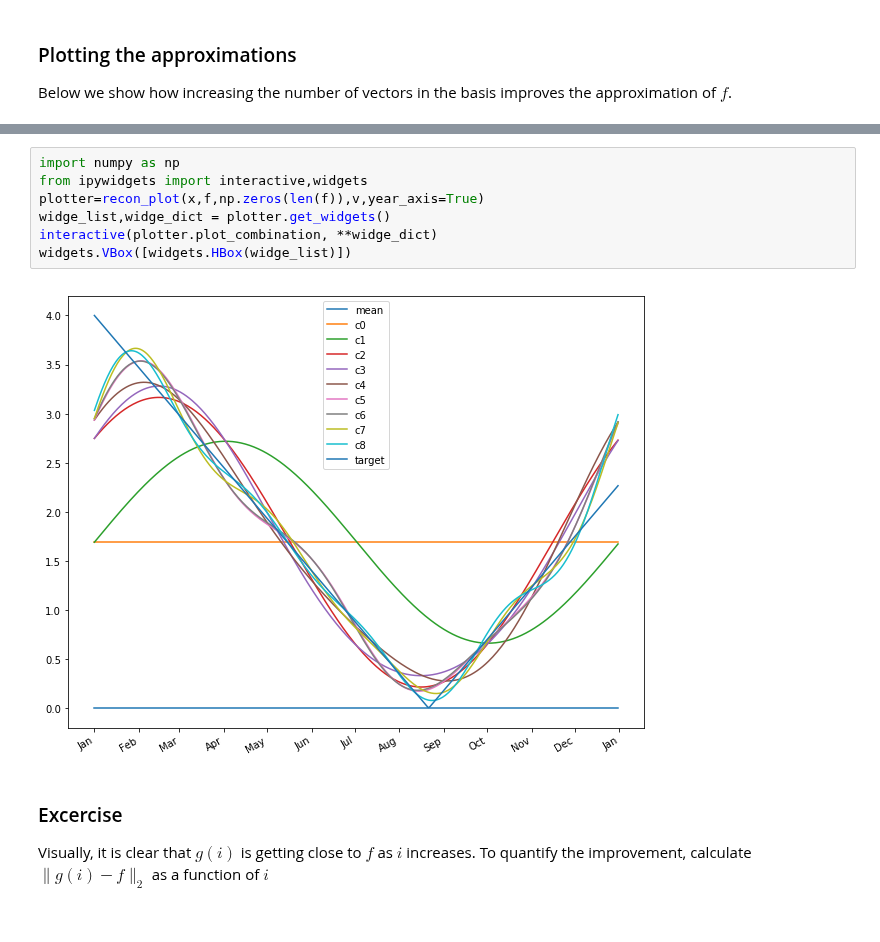
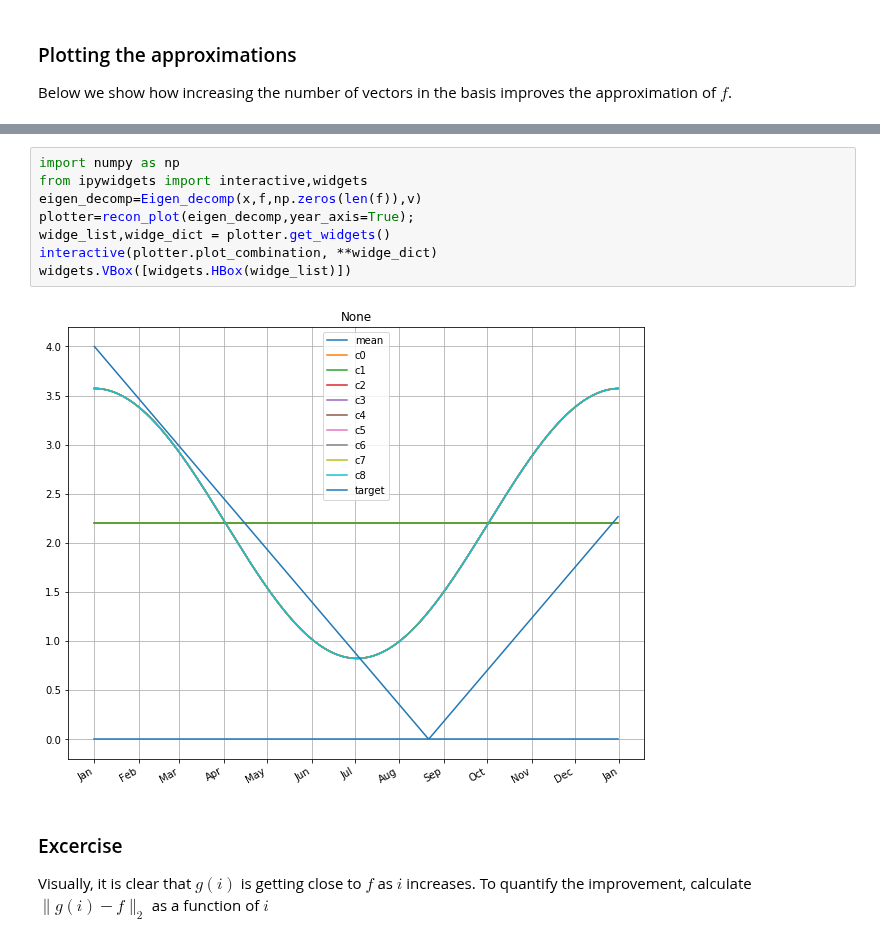
Before and after one commit to ucsd-edx/edX-Micro-Master-in-Data-Science, a Jupyter notebook: big-data-analytics-using-spark/notebooks/2.PCA/1. functions as vectors.ipynb, the cells around one changed output, grey strips where cells are left out. Saved outputs shown, nothing was run; the diff lists cells and outputs as text.

```diff
--- a/big-data-analytics-using-spark/notebooks/2.PCA/1. functions as vectors.ipynb
+++ b/big-data-analytics-using-spark/notebooks/2.PCA/1. functions as vectors.ipynb
@@ -139,12 +115,13 @@ recon_plot(x,f,np.zeros(len(f)),v,year_axis=True);
 # %%
 import numpy as np
 from ipywidgets import interactive,widgets
-plotter=recon_plot(x,f,np.zeros(len(f)),v,year_axis=True)
+eigen_decomp=Eigen_decomp(x,f,np.zeros(len(f)),v)
+plotter=recon_plot(eigen_decomp,year_axis=True);
 widge_list,widge_dict = plotter.get_widgets()
 interactive(plotter.plot_combination, **widge_dict)
 widgets.VBox([widgets.HBox(widge_list)])
 # %% [output]
-[figure, old version]
+[figure, new version]
 # %% [markdown]
 ### Excercise
 Visually, it is clear that $g(i)$ is getting close to $f$ as $i$ increases. To quantify the improvement, calculate
```
Also changed, not shown: parts of 10 cells of this notebook, 4 other files.
